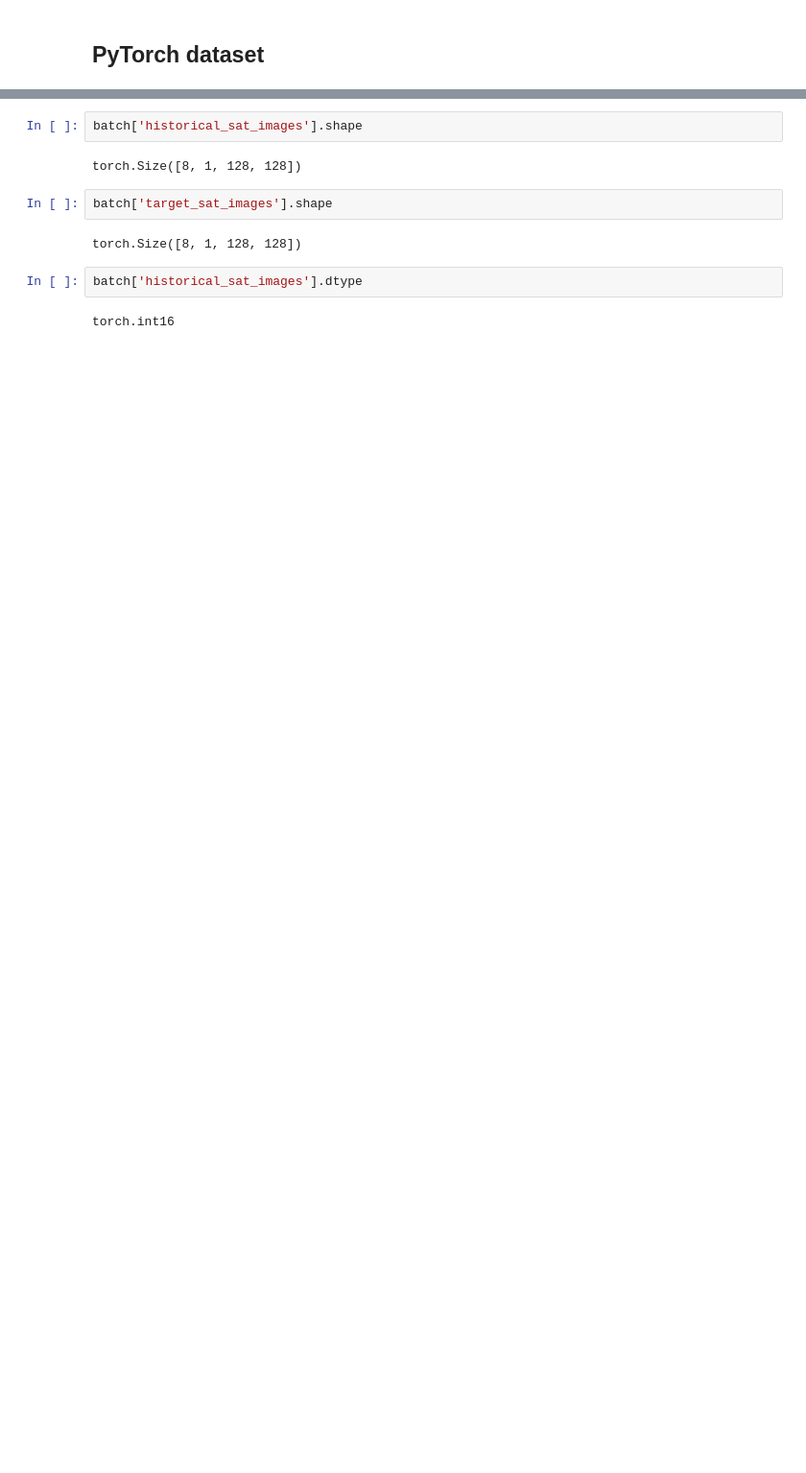
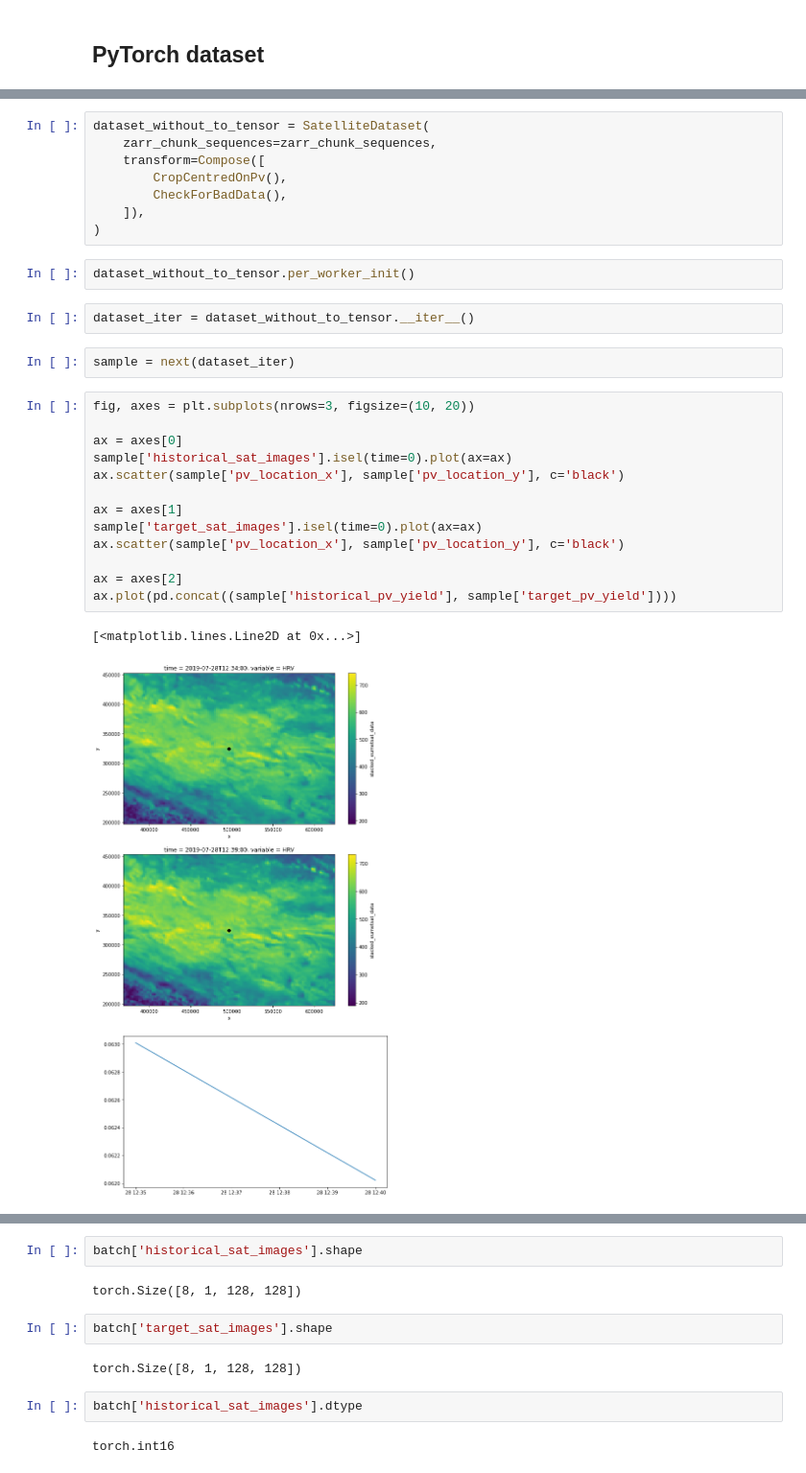
Before and after one commit to openclimatefix/predict_pv_yield, a Jupyter notebook: notebooks/21.0_include_PV_data.ipynb, the cells around one changed output, grey strips where cells are left out. Shown at 96% size. Cells and saved outputs as stored; diff of their text form; blank space fills up the shorter version.

```diff
--- a/notebooks/21.0_include_PV_data.ipynb
+++ b/notebooks/21.0_include_PV_data.ipynb
@@ -815,2 +970,32 @@ dataset = SatelliteDataset(
+# %%
+dataset_without_to_tensor = SatelliteDataset(
+    zarr_chunk_sequences=zarr_chunk_sequences,
+    transform=Compose([
+        CropCentredOnPv(),
+        CheckForBadData(),
+    ]),
+)
+# %%
+dataset_without_to_tensor.per_worker_init()
+# %%
+dataset_iter = dataset_without_to_tensor.__iter__()
+# %%
+sample = next(dataset_iter)
+# %%
+fig, axes = plt.subplots(nrows=3, figsize=(10, 20))
+
+ax = axes[0]
+sample['historical_sat_images'].isel(time=0).plot(ax=ax)
+ax.scatter(sample['pv_location_x'], sample['pv_location_y'], c='black')
+
+ax = axes[1]
+sample['target_sat_images'].isel(time=0).plot(ax=ax)
+ax.scatter(sample['pv_location_x'], sample['pv_location_y'], c='black')
+
+ax = axes[2]
+ax.plot(pd.concat((sample['historical_pv_yield'], sample['target_pv_yield'])))
+# %% [output]
+[<matplotlib.lines.Line2D at 0x...>]
+[figure, added]
 # %%
 num_workers = 8
```
Also changed, not shown: parts of 31 cells of this notebook.
